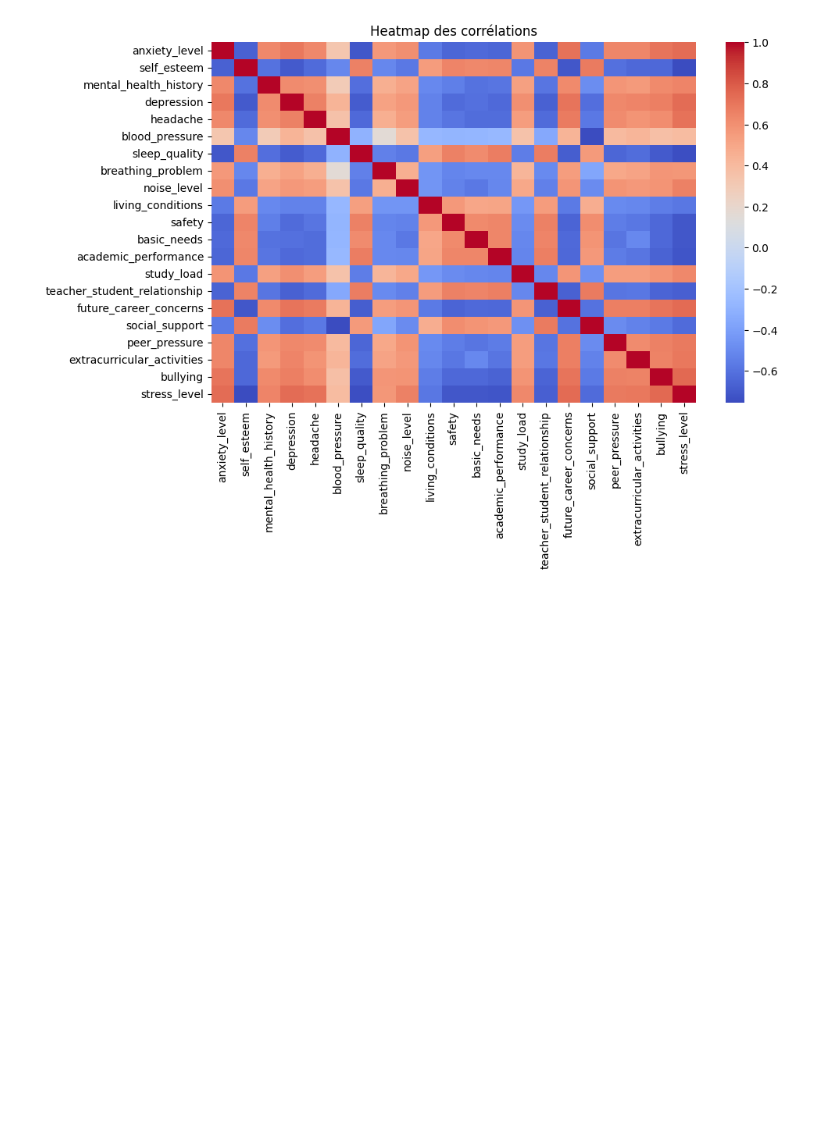
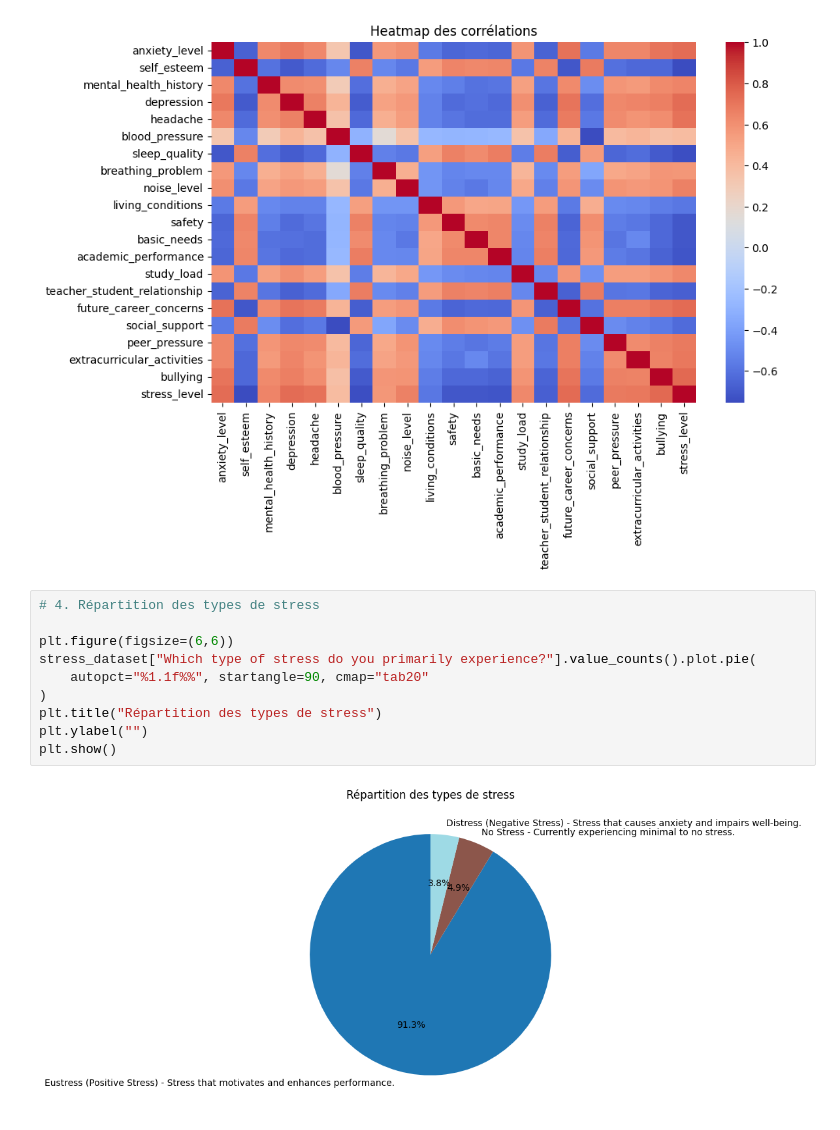
Before and after one commit to EthraDev/m1-rattrapages-blachon-thea, a Jupyter notebook: 02-python-pour-la-data/rendu_python_pour_data.ipynb, the cells around one changed output. Drawn from its saved outputs; the diff is of its cells as text; blank space fills up the shorter version.

Commit message:
ADD derniers graphs

```diff
--- a/02-python-pour-la-data/rendu_python_pour_data.ipynb
+++ b/02-python-pour-la-data/rendu_python_pour_data.ipynb
@@ -115,3 +115,15 @@ plt.title("Heatmap des corrélations")
 plt.show()
 # %% [output]
 [figure]
+# %%
+# 4. Répartition des types de stress
+
+plt.figure(figsize=(6,6))
+stress_dataset["Which type of stress do you primarily experience?"].value_counts().plot.pie(
+    autopct="%1.1f%%", startangle=90, cmap="tab20"
+)
+plt.title("Répartition des types de stress")
+plt.ylabel("")
+plt.show()
+# %% [output]
+[figure, added]
```
Also changed, not shown: parts of 4 cells of this notebook.
